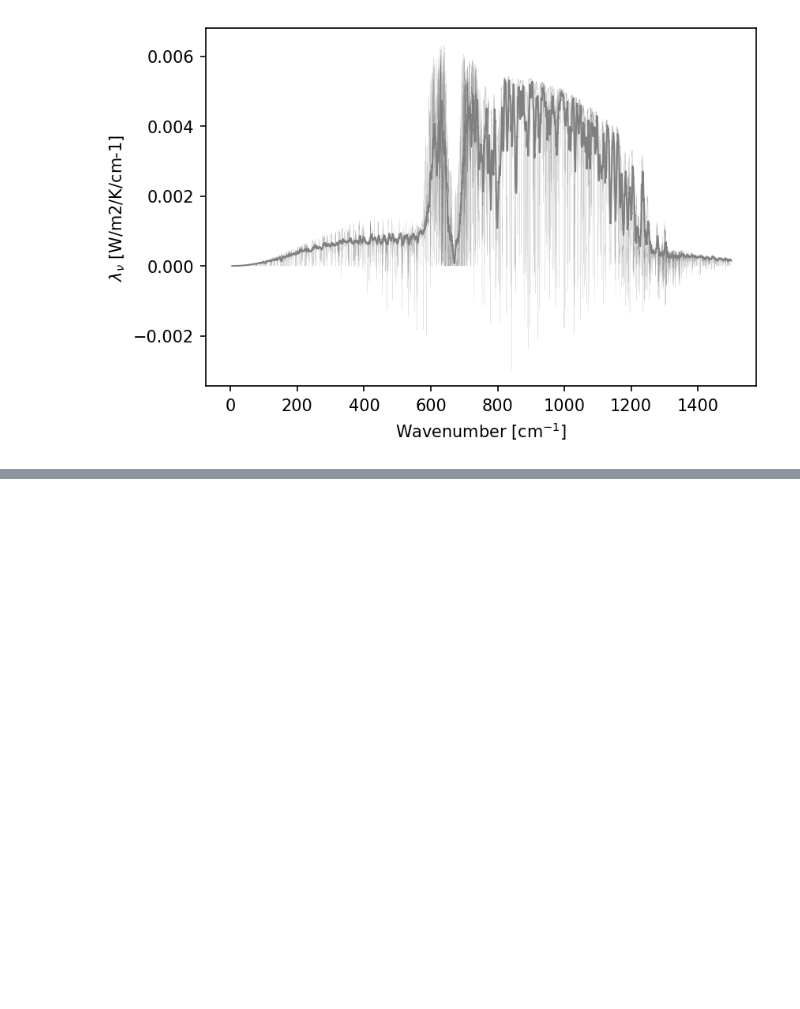
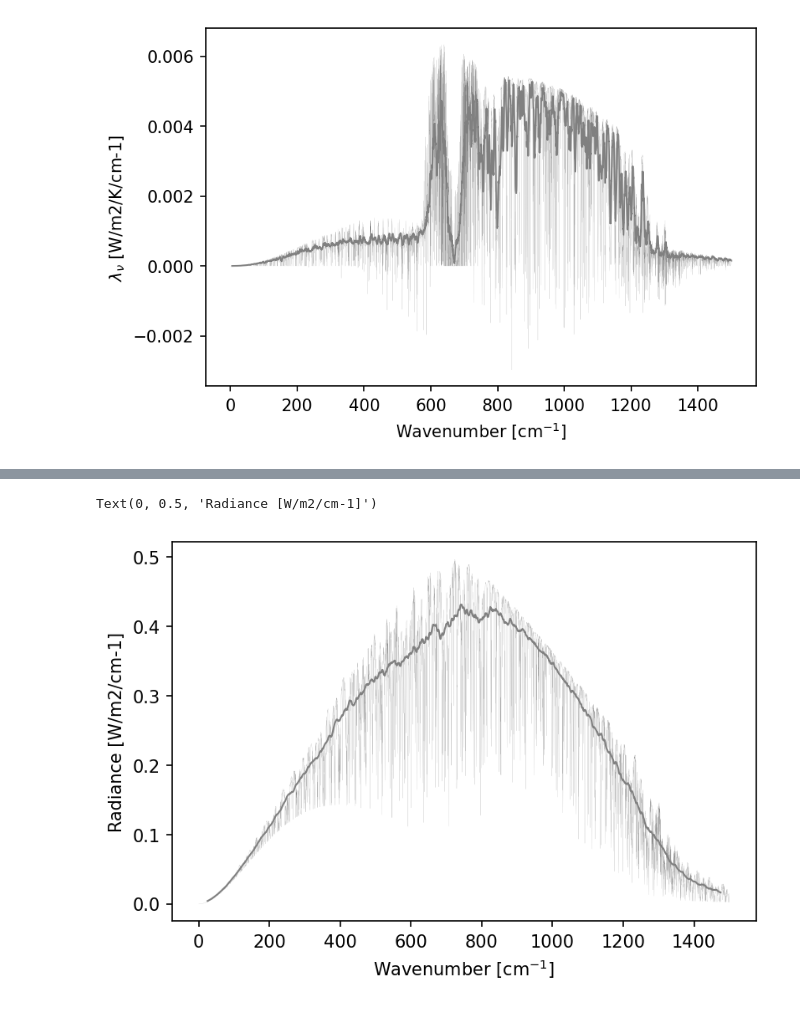
Before and after one commit to AndrewILWilliams/rfmtools, a Jupyter notebook: examples/1_run_rfm.ipynb, the cells around one changed output, grey strips where cells are left out. Cells and saved outputs as stored; diff of their text form; code cells hidden in the pictures; blank space fills up the shorter version.

```diff
--- a/examples/1_run_rfm.ipynb
+++ b/examples/1_run_rfm.ipynb
@@ -60,7 +60,7 @@ Text(0, 0.5, 'Radiance [W/m2/cm-1]')
 # %% [markdown]
 # Wrap into a function
 # %%
-def get_radiance(Ts=300, Tstrat=200, co2=288, spec_range="0.1 1500 0.1", gases="CO2"):
+def get_radiance(Ts=300, Tstrat=200, co2=288, spec_range="0.1 1500 0.1", gases="CO2", clean_files=False):
     heights = rfmtools.make_grid._get_height_array(dz=1000)
     temp, h2o, pres = rfmtools.make_grid._get_temp_h2o_pres_from_height(height_array=heights, Ts=Ts, Tstrat=Tstrat)
 
@@ -76,7 +76,7 @@ def get_radiance(Ts=300, Tstrat=200, co2=288, spec_range="0.1 1500 0.1", gases="
     GAS=gases,
     HIT=rfmtools.utils.RFM_DIR+"/hit/hitran_2016.bin")
 
-    da = rfmtools.run.run(drv_file=rfmtools.utils.RFM_DIR+"/src/rfm.drv")
+    da = rfmtools.run.run(drv_file=rfmtools.utils.RFM_DIR+"/src/rfm.drv", clean_files=clean_files)
     return da
 # %%
 da_p1 = get_radiance(Ts=301)
@@ -155,0 +156,2 @@ Text(0, 0.5, '$\\lambda_{\\nu}$ [W/m2/K/cm-1]')
+# %%
+da_H2O = get_radiance(Ts=310, gases="H2O", clean_files=True)
@@ -155,0 +170,10 @@ Text(0, 0.5, '$\\lambda_{\\nu}$ [W/m2/K/cm-1]')
+# %%
+fig, ax = plt.subplots(dpi=150)
+
+da_H2O.plot(ax=ax, lw=0.05, color='black', alpha=0.5)
+da_H2O.rolling(wavenumber=500, center=True).mean().plot(ax=ax, lw=1, color='grey')
+ax.set_xlabel('Wavenumber [cm$^{-1}$]')
+ax.set_ylabel('Radiance [W/m2/cm-1]')
+# %% [output]
+Text(0, 0.5, 'Radiance [W/m2/cm-1]')
+[figure, added]
```
Also changed, not shown: parts of 3 cells of this notebook, 1 other file.
